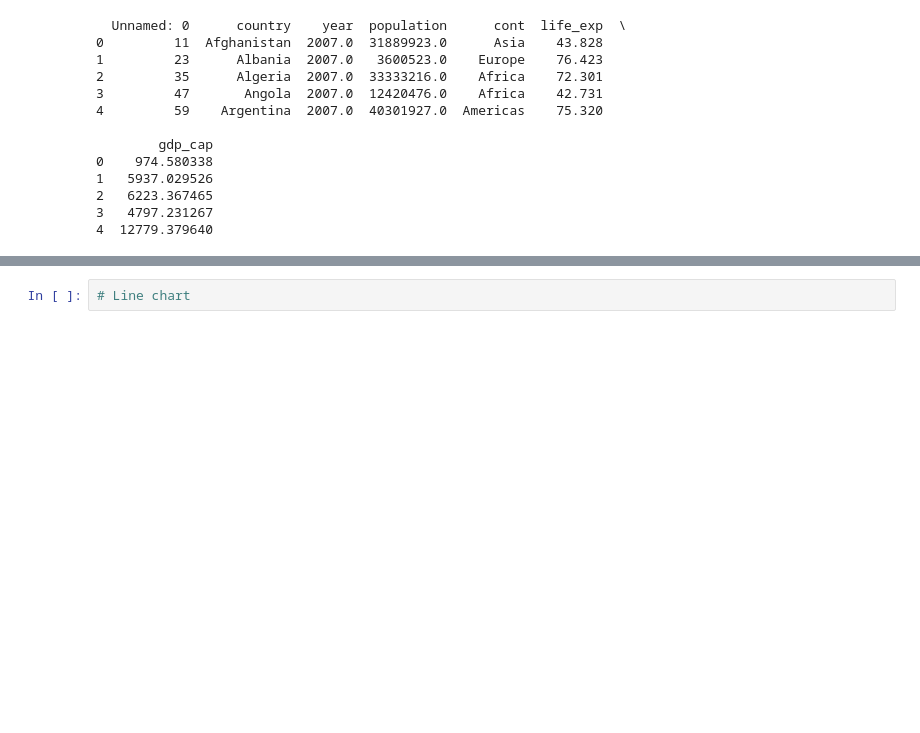
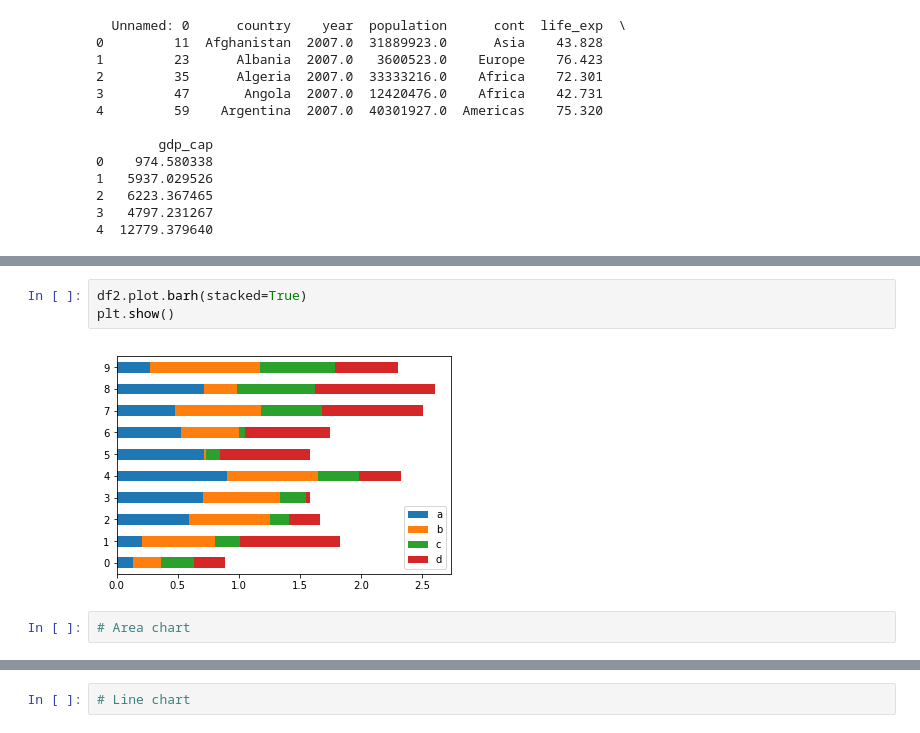
Before and after one commit to tmPolla/python, a Jupyter notebook: SketchBook/Matplotlib.ipynb, the cells around one changed output, grey strips where cells are left out. Cells and saved outputs as stored; diff of their text form; blank space fills up the shorter version.

```diff
--- a/SketchBook/Matplotlib.ipynb
+++ b/SketchBook/Matplotlib.ipynb
@@ -26,0 +52,7 @@ pop = data_df["population"]
+# %%
+df2.plot.barh(stacked=True)
+plt.show()
+# %% [output]
+[figure, added]
+# %%
+# Area chart
```
Also changed, not shown: parts of 14 cells of this notebook.
